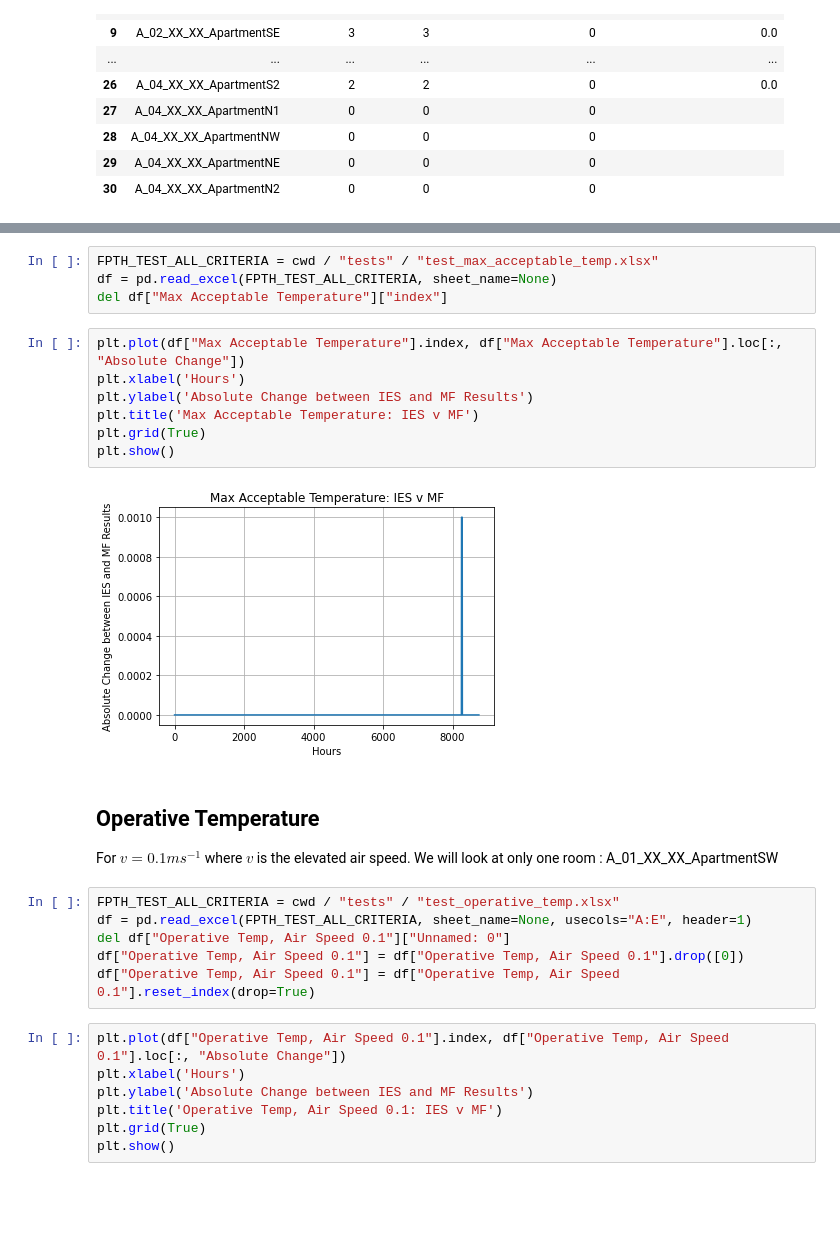
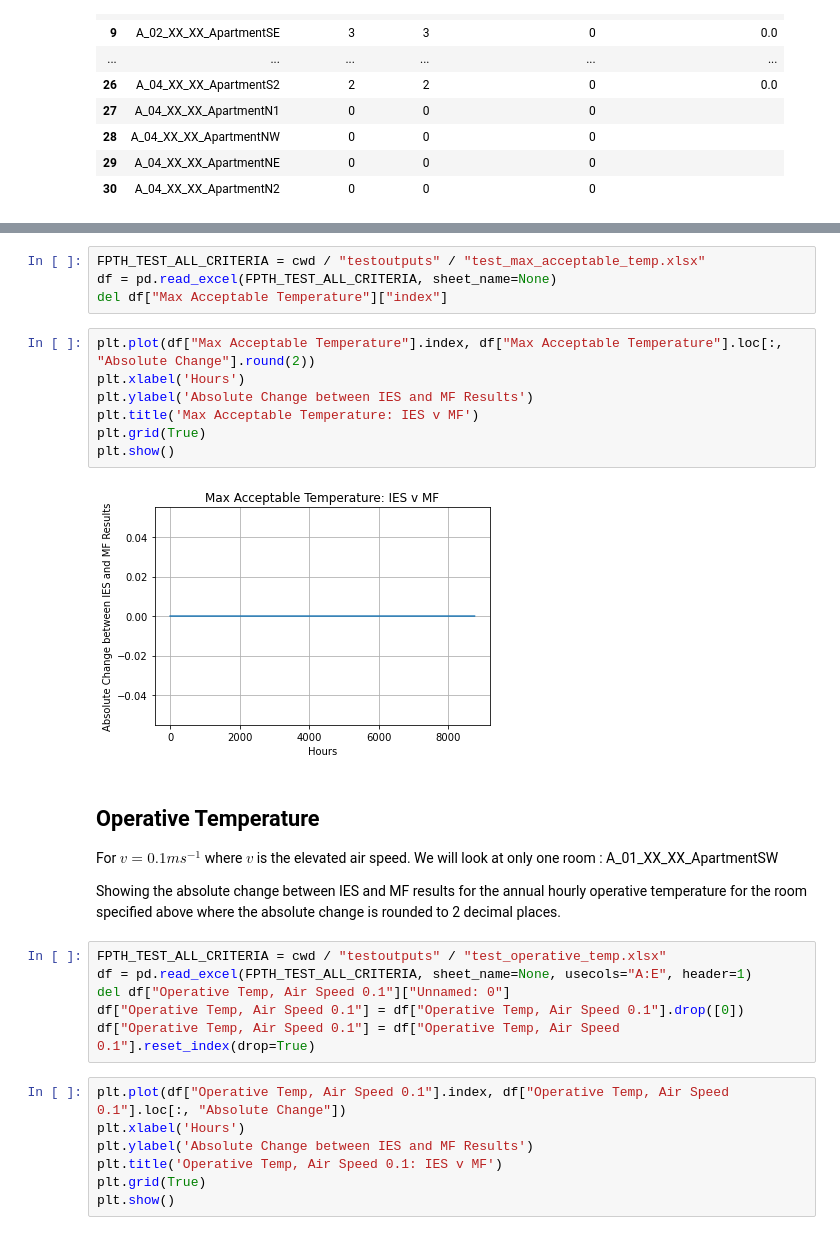
Before and after one commit to maxfordham/adaptive-comfort, a Jupyter notebook: docs/tests.ipynb, the cells around one changed output, grey strips where cells are left out. Saved outputs shown, nothing was run; the diff lists cells and outputs as text; blank space fills up the shorter version.

```diff
--- a/docs/tests.ipynb
+++ b/docs/tests.ipynb
@@ -195,23 +201,25 @@ plt.show()
 # %%
-FPTH_TEST_ALL_CRITERIA = cwd / "tests" / "test_max_acceptable_temp.xlsx"
+FPTH_TEST_ALL_CRITERIA = cwd / "testoutputs" / "test_max_acceptable_temp.xlsx"
 df = pd.read_excel(FPTH_TEST_ALL_CRITERIA, sheet_name=None)
 del df["Max Acceptable Temperature"]["index"]
 # %%
-plt.plot(df["Max Acceptable Temperature"].index, df["Max Acceptable Temperature"].loc[:, "Absolute Change"])
+plt.plot(df["Max Acceptable Temperature"].index, df["Max Acceptable Temperature"].loc[:, "Absolute Change"].round(2))
 plt.xlabel('Hours')
 plt.ylabel('Absolute Change between IES and MF Results')
 plt.title('Max Acceptable Temperature: IES v MF')
 plt.grid(True)
 plt.show()
 # %% [output]
-[figure, old version]
+[figure, new version]
 # %% [markdown]
 ## Operative Temperature
 
 For $v = 0.1ms^{-1}$ where $v$ is the elevated air speed.
 We will look at only one room : A_01_XX_XX_ApartmentSW
+
+Showing the absolute change between IES and MF results for the annual hourly operative temperature for the room specified above where the absolute change is rounded to 2 decimal places.
 # %%
-FPTH_TEST_ALL_CRITERIA = cwd / "tests" / "test_operative_temp.xlsx"
+FPTH_TEST_ALL_CRITERIA = cwd / "testoutputs" / "test_operative_temp.xlsx"
 df = pd.read_excel(FPTH_TEST_ALL_CRITERIA, sheet_name=None, usecols="A:E", header=1)
 del df["Operative Temp, Air Speed 0.1"]["Unnamed: 0"]
 df["Operative Temp, Air Speed 0.1"] = df["Operative Temp, Air Speed 0.1"].drop([0])
```
Also changed, not shown: parts of 9 cells of this notebook, 14 other files.
